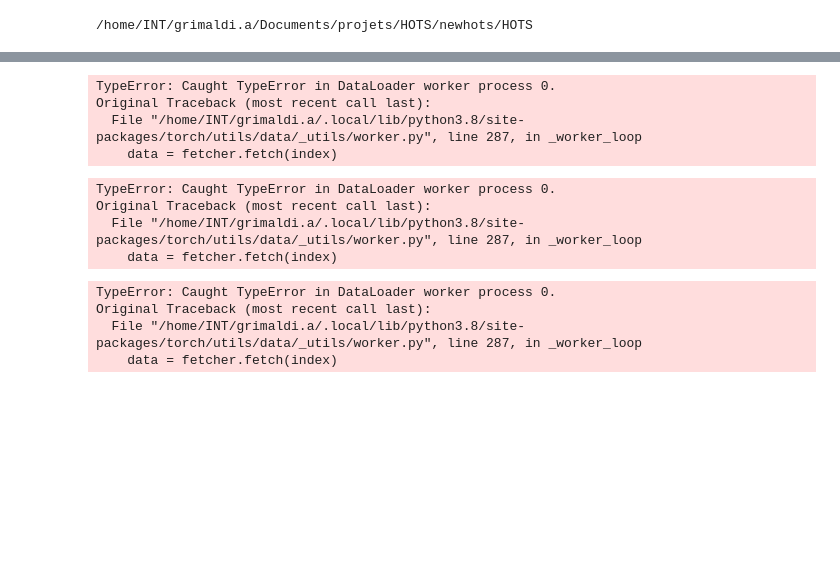
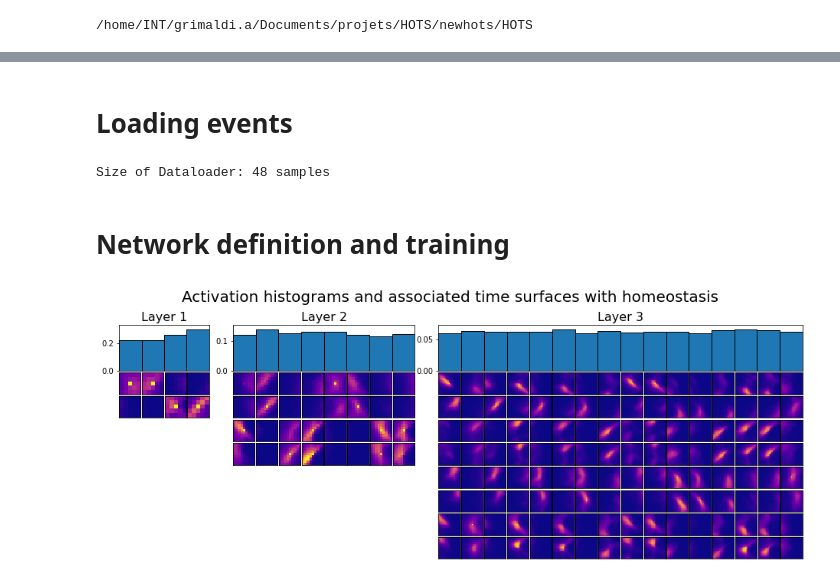
Before and after one commit to AntoineGrimaldi/HOTS, a Jupyter notebook: notebooks/BASICS_02_Training.Network.ipynb, the cells around one changed output, grey strips where cells are left out. Drawn from its saved outputs; the diff is of its cells as text; code cells hidden in the pictures; blank space fills up the shorter version.

```diff
--- a/notebooks/BASICS_02_Training.Network.ipynb
+++ b/notebooks/BASICS_02_Training.Network.ipynb
@@ -38,26 +10,2 @@ dataset = tonic.datasets.NMNIST(save_to='../../Data',
-# %%
-dataloader = DataLoader(dataset, shuffle=True, num_workers=4)
-
-for i, (events, target) in enumerate(iter(dataloader)):
-    if i > 99: break
-# %% [output]
-TypeError: Caught TypeError in DataLoader worker process 0.
-Original Traceback (most recent call last):
-  File "/home/INT/grimaldi.a/.local/lib/python3.8/site-packages/torch/utils/data/_utils/worker.py", line 287, in _worker_loop
-    data = fetcher.fetch(index)
-# %%
-import tonic
-from torch.utils.data import DataLoader
-eventset = tonic.datasets.NMNIST(save_to='../Data/',
-                                train=False,
-                                transform=None)
-loader = DataLoader(eventset, shuffle=True, num_workers=4)
-indices = eventset.ordering
-classes = eventset.classes
-
-events, target = next(iter(loader))
-# %% [output]
-TypeError: Caught TypeError in DataLoader worker process 0.
-Original Traceback (most recent call last):
-  File "/home/INT/grimaldi.a/.local/lib/python3.8/site-packages/torch/utils/data/_utils/worker.py", line 287, in _worker_loop
-    data = fetcher.fetch(index)
+# %% [markdown]
+# Loading events
@@ -64,12 +40,16 @@ Original Traceback (most recent call last):
+# %%
+loader, indices, classes = get_loader(kfold=None)
+print(f'Size of Dataloader: {len(loader)} samples')
+# %% [output]
+Size of Dataloader: 48 samples
+# %% [markdown]
+# Network definition and training
 # %%
 from Network import network
 hots = network(name = 'homhots', tau = [0.7, 1.4, 2.8])
-hots.running(loader, indices, classes)
+hots.running(loader, indices, classes, learn=True)
 hots.plotlayer();
 # %% [output]
-TypeError: Caught TypeError in DataLoader worker process 0.
-Original Traceback (most recent call last):
-  File "/home/INT/grimaldi.a/.local/lib/python3.8/site-packages/torch/utils/data/_utils/worker.py", line 287, in _worker_loop
-    data = fetcher.fetch(index)
+[figure, added]
 # %%
 hots = network(name = 'hots', tau = [0.7, 1.4, 2.8])
```
Also changed, not shown: parts of 20 cells of this notebook, 3 other files.
